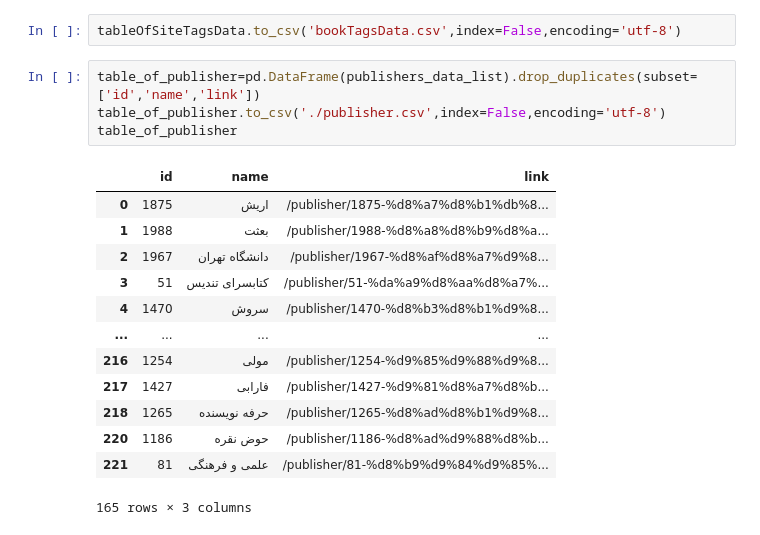
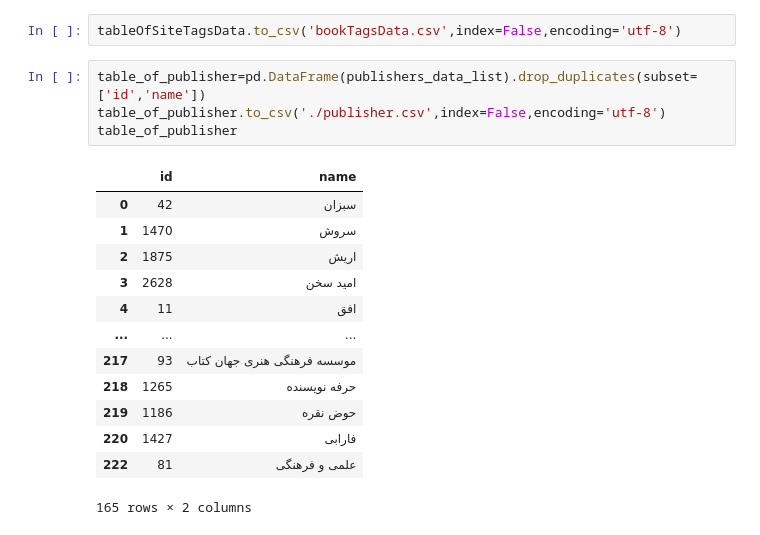
Before and after one commit to sinaaasghari/Booktopia, a Jupyter notebook: scrap.ipynb, the cells around one changed output. Saved outputs shown, nothing was run; the diff lists cells and outputs as text.

```diff
--- a/scrap.ipynb
+++ b/scrap.ipynb
@@ -578,23 +596,23 @@ tableOfSiteTagsData
 # %%
 tableOfSiteTagsData.to_csv('bookTagsData.csv',index=False,encoding='utf-8')
 # %%
-table_of_publisher=pd.DataFrame(publishers_data_list).drop_duplicates(subset=['id','name','link'])
+table_of_publisher=pd.DataFrame(publishers_data_list).drop_duplicates(subset=['id','name'])
 table_of_publisher.to_csv('./publisher.csv',index=False,encoding='utf-8')
 table_of_publisher
 # %% [output]
-|  | id | name | link |
-| 0 | 1875 | اریش | /publisher/1875-%d8%a7%d8%b1%db%8... |
-| 1 | 1988 | بعثت | /publisher/1988-%d8%a8%d8%b9%d8%a... |
-| 2 | 1967 | دانشگاه تهران | /publisher/1967-%d8%af%d8%a7%d9%8... |
-| 3 | 51 | کتابسرای تندیس | /publisher/51-%da%a9%d8%aa%d8%a7%... |
-| 4 | 1470 | سروش | /publisher/1470-%d8%b3%d8%b1%d9%8... |
-| ... | ... | ... | ... |
-| 216 | 1254 | مولی | /publisher/1254-%d9%85%d9%88%d9%8... |
-| 217 | 1427 | فارابی | /publisher/1427-%d9%81%d8%a7%d8%b... |
-| 218 | 1265 | حرفه نویسنده | /publisher/1265-%d8%ad%d8%b1%d9%8... |
-| 220 | 1186 | حوض نقره | /publisher/1186-%d8%ad%d9%88%d8%b... |
-| 221 | 81 | علمی و فرهنگی | /publisher/81-%d8%b9%d9%84%d9%85%... |
+|  | id | name |
+| 0 | 42 | سبزان |
+| 1 | 1470 | سروش |
+| 2 | 1875 | اریش |
+| 3 | 2628 | امید سخن |
+| 4 | 11 | افق |
+| ... | ... | ... |
+| 217 | 93 | موسسه فرهنگی هنری جهان کتاب |
+| 218 | 1265 | حرفه نویسنده |
+| 219 | 1186 | حوض نقره |
+| 220 | 1427 | فارابی |
+| 222 | 81 | علمی و فرهنگی |
-165 rows × 3 columns
+165 rows × 2 columns
 # %%
 books_writers_data_list=list(filter(bool, books_writers_data_list))
 table_of_writer=pd.DataFrame(books_writers_data_list).drop_duplicates(subset=['book_id','writer_id'])
```
Also changed, not shown: parts of 23 cells of this notebook, 13 other files.
